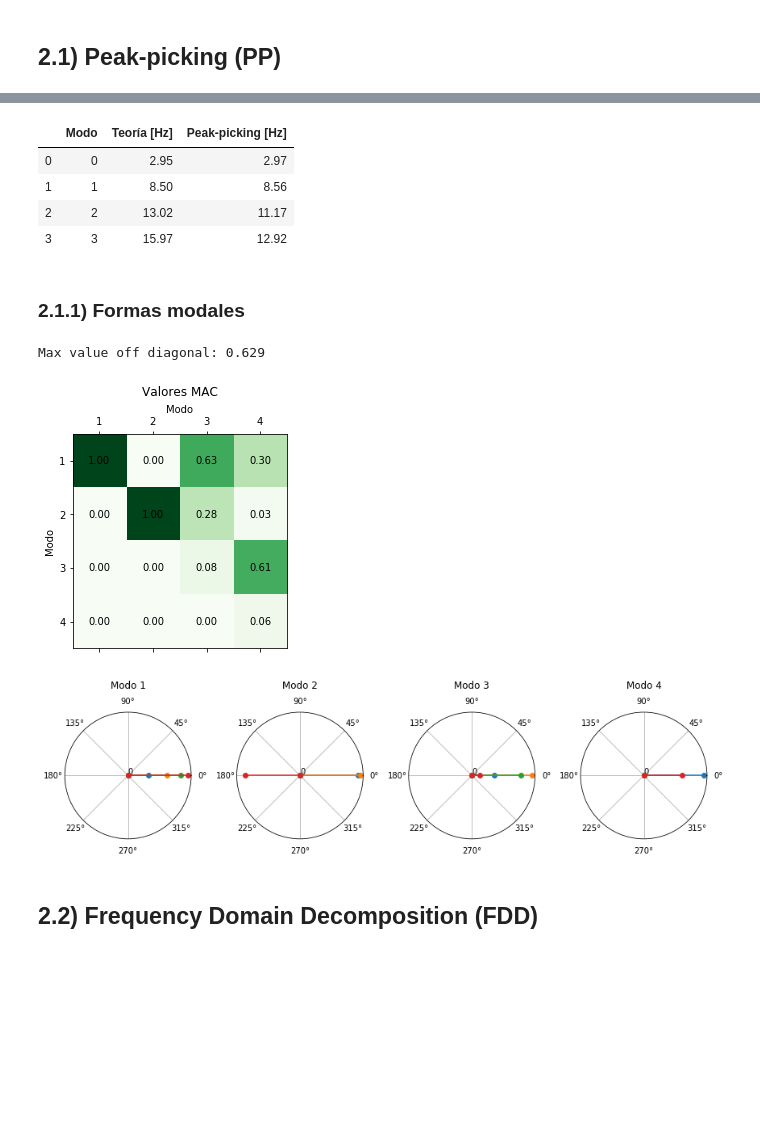
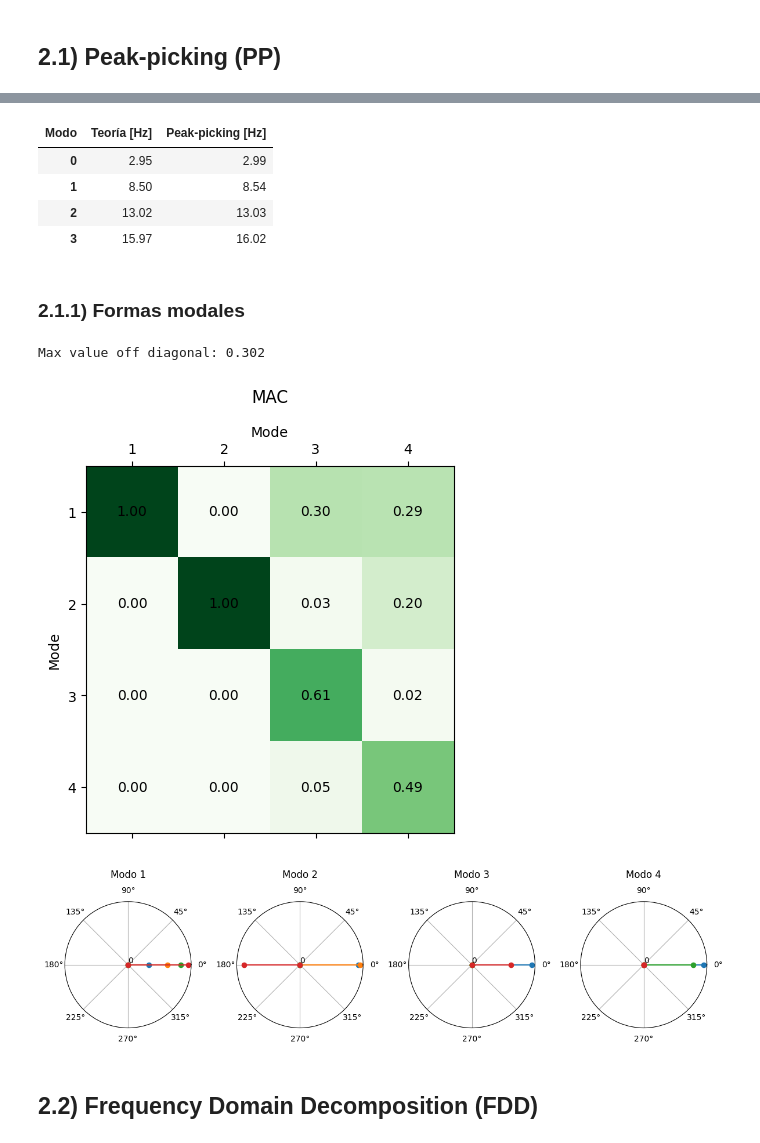
Before and after one commit to rafadodo/atelier, a Jupyter notebook: 4_story_building.ipynb, the cells around one changed output, grey strips where cells are left out. Saved outputs shown, nothing was run; the diff lists cells and outputs as text; code cells hidden in the pictures; blank space fills up the shorter version.

```diff
--- a/4_story_building.ipynb
+++ b/4_story_building.ipynb
@@ -269,7 +269,7 @@ NPSD = np.copy(ddotX_psd)
 for piso in range(total_dofs):
     NPSD[:, piso] = ddotX_psd[:, piso] / np.sum(ddotX_psd[:, piso])
 ANPSD = np.sum(NPSD, axis=1)
-mode_ind_pp = np.array([m for m in signal.argrelmax(ANPSD[:len(f)//4], order=4000)]).flatten()
+mode_ind_pp = np.array([m for m in signal.argrelmax(ANPSD[:len(f)//4], order=5000)]).flatten()
 # %%
 plt.figure()
 plt.semilogy(f[:len(f)//4], abs(ANPSD[:len(f)//4]), label='ANPSD')
@@ -288,13 +288,13 @@ err_f_pp = (f_pp - f_modes)/f_modes*100
 
 data = np.vstack((mode_num, f_modes, f_pp)).T
 headers = ['Modo', 'Teoría [Hz]', 'Peak-picking [Hz]']
-utils.print_modes_dataframe(data=data, headers=headers, decimals=2)
+utils.print_modes_dataframe(data, headers=headers, decimals=2)
 # %% [output]
-|  | Modo | Teoría [Hz] | Peak-picking [Hz] |
-| 0 | 0 | 2.95 | 2.97 |
-| 1 | 1 | 8.50 | 8.56 |
-| 2 | 2 | 13.02 | 11.17 |
-| 3 | 3 | 15.97 | 12.92 |
+| Modo | Teoría [Hz] | Peak-picking [Hz] |
+| 0 | 2.95 | 2.99 |
+| 1 | 8.50 | 8.54 |
+| 2 | 13.02 | 13.03 |
+| 3 | 15.97 | 16.02 |
 # %% [markdown]
 ### 2.1.1) Formas modales
 # %%
@@ -302,16 +302,16 @@ angle_th = 30
 mode_idxes_pp = mode_ind_pp[:total_modes]
 modes_pp = oma.get_peak_picking_modes(psd=ddotX, angle_th=angle_th, mode_idxes=mode_idxes_pp)
 # %%
-MAC_pp = mac.get_MAC_matrix(eigv_norm, modes_pp)
-mac.plot_MAC(MAC_pp, 'Greens', 'k')
-print('Max value off diagonal: {:.3f}'.format(mac.get_max_off_diagonal(MAC_pp)))
+MAC_pp = mac.get_mac_matrix(eigv_norm, modes_pp)
+mac.plot_mac(MAC_pp, 'Greens', 'k')
+print('Max value off diagonal: {:.3f}'.format(utils.get_max_off_diagonal(MAC_pp)))
 # %% [output]
-Max value off diagonal: 0.629
+Max value off diagonal: 0.302
-[figure, old version]
+[figure, new version]
 # %%
 utils.plot_modes_complexity(modes_pp)
 # %% [output]
-[figure, old version]
+[figure, new version]
 # %% [markdown]
 ## 2.2) Frequency Domain Decomposition (FDD)
 # %%
```
Also changed, not shown: parts of 44 cells of this notebook, 8 other files.
